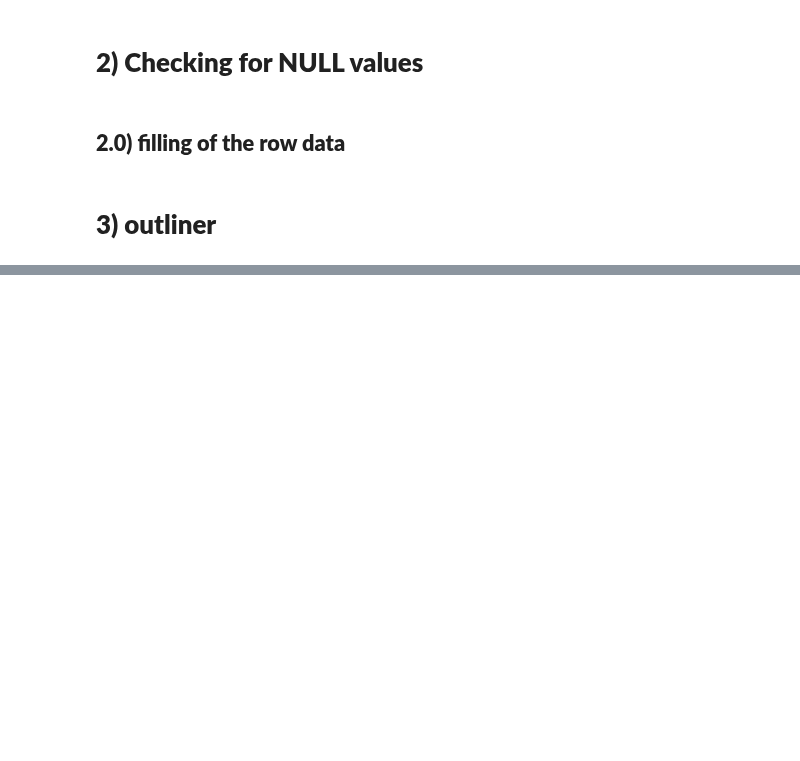
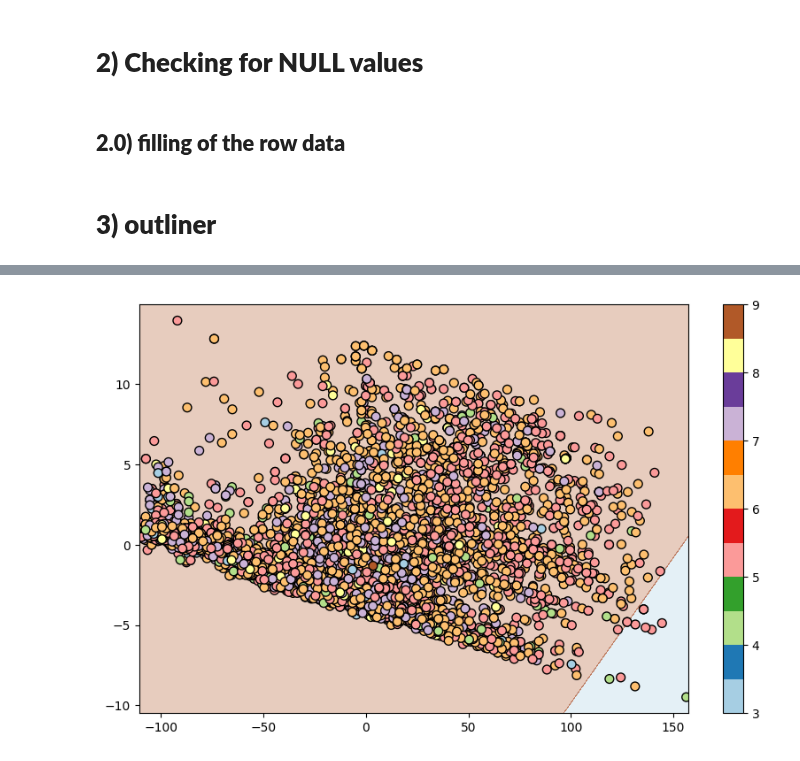
Before and after one commit to ehsan74814/Machine_Learning, a Jupyter notebook: logisticRegression_pynb.ipynb, the cells around one changed output, grey strips where cells are left out. Drawn from its saved outputs; the diff is of its cells as text; code cells hidden in the pictures; blank space fills up the shorter version.

```diff
--- a/logisticRegression_pynb.ipynb
+++ b/logisticRegression_pynb.ipynb
@@ -89,0 +160,7 @@ df.isnull().sum()
+# %%
+pca = PCA(n_components=2)
+X_pca = pca.fit_transform(X)
+# %%
+X_train_pca, X_test_pca, y_train, y_test = train_test_split(X_pca, y, test_size=0.2, random_state=42)
+# %%
+pipeline.fit(X_train_pca, y_train)
@@ -89,0 +170,17 @@ df.isnull().sum()
+# %%
+x_min, x_max = X_train_pca[:,0].min() - 1, X_train_pca[:,0].max() + 1
+y_min, y_max = X_train_pca[:,1].min() - 1, X_train_pca[:,1].max() + 1
+
+xx, yy = np.meshgrid(np.arange(x_min, x_max, 0.01), np.arange(y_min, y_max, 0.01))
+
+
+z =pipeline.predict(np.c_[xx.ravel(), yy.ravel()])
+z = z.reshape(xx.shape)
+# %%
+plt.figure(figsize=(10,6))
+plt.contourf(xx, yy, z, alpha=0.3, cmap=plt.cm.Paired)
+plt.scatter(X_train_pca[:,0], X_train_pca[:,1], c=y_train,cmap=plt.cm.Paired, edgecolors='k', s=50)
+plt.colorbar()
+plt.show()
+# %% [output]
+[figure, added]
```
Also changed, not shown: parts of 27 cells of this notebook.
